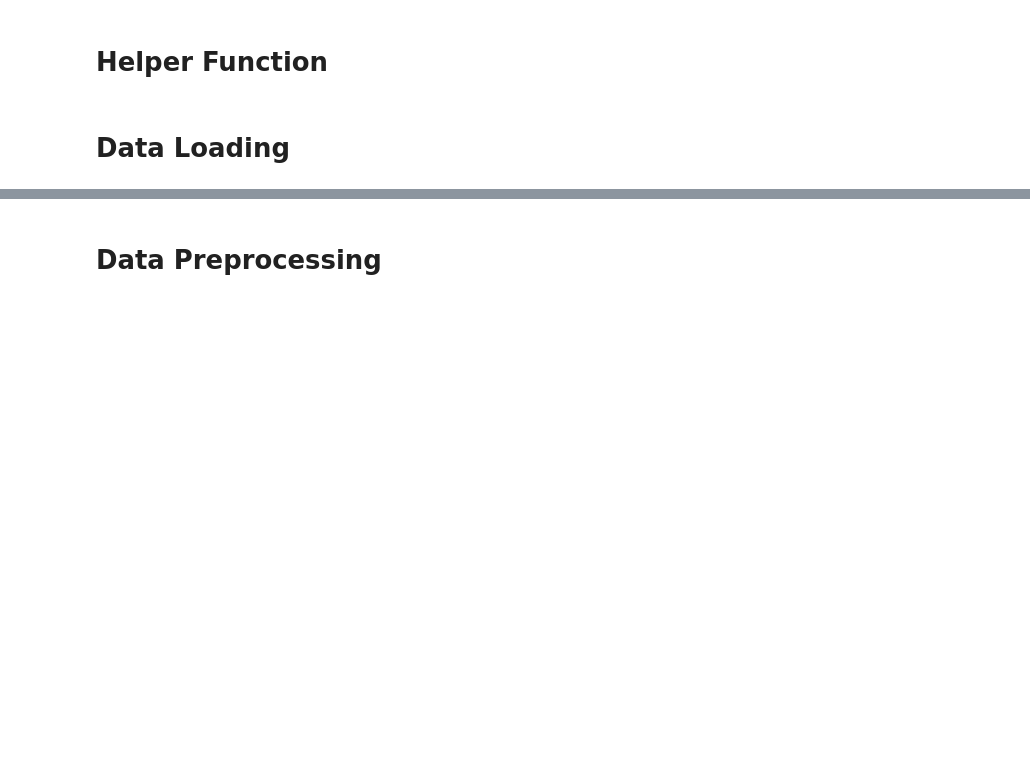
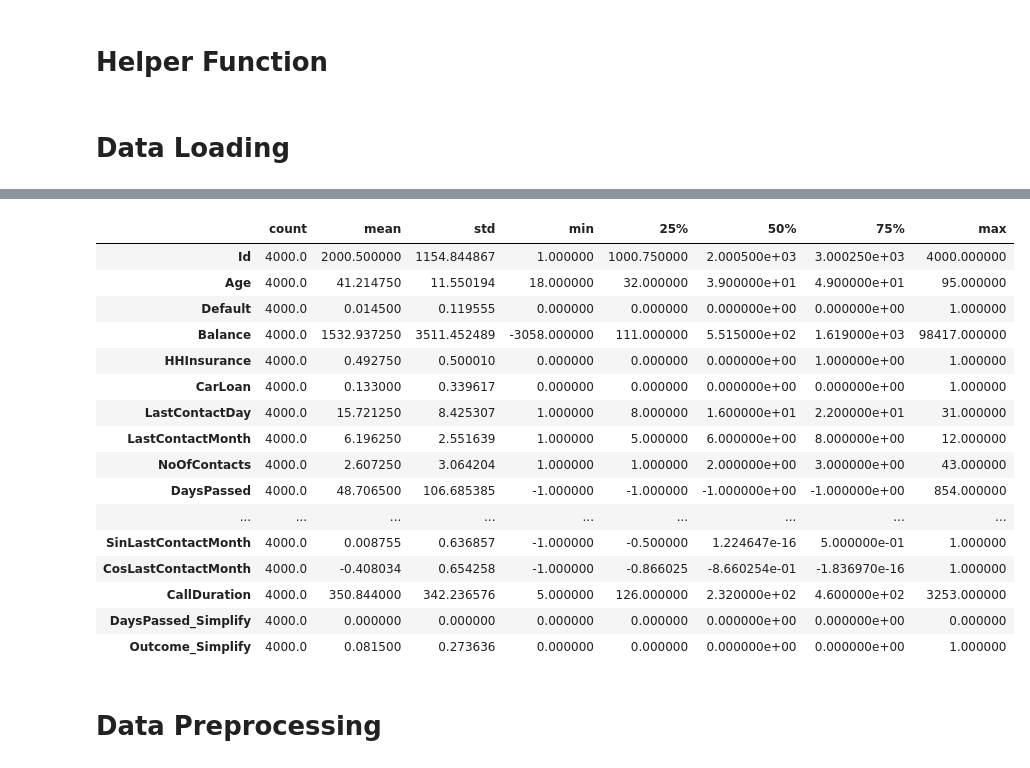
Before and after one commit to isaacebi/Car-Insurance-Cold-Calls, a Jupyter notebook: notebooks/2.2-ie-Sequential-model.ipynb, the cells around one changed output, grey strips where cells are left out. Drawn from its saved outputs; the diff is of its cells as text; code cells hidden in the pictures; blank space fills up the shorter version.

```diff
--- a/notebooks/2.2-ie-Sequential-model.ipynb
+++ b/notebooks/2.2-ie-Sequential-model.ipynb
@@ -158,3 +160,23 @@ df
+# %%
+df.describe().T
+# %% [output]
+|  | count | mean | std | min | 25% | 50% | 75% | max |
+| Id | 4000.0 | 2000.500000 | 1154.844867 | 1.000000 | 1000.750000 | 2.000500e+03 | 3.000250e+03 | 4000.000000 |
+| Age | 4000.0 | 41.214750 | 11.550194 | 18.000000 | 32.000000 | 3.900000e+01 | 4.900000e+01 | 95.000000 |
+| Default | 4000.0 | 0.014500 | 0.119555 | 0.000000 | 0.000000 | 0.000000e+00 | 0.000000e+00 | 1.000000 |
+| Balance | 4000.0 | 1532.937250 | 3511.452489 | -3058.000000 | 111.000000 | 5.515000e+02 | 1.619000e+03 | 98417.000000 |
+| HHInsurance | 4000.0 | 0.492750 | 0.500010 | 0.000000 | 0.000000 | 0.000000e+00 | 1.000000e+00 | 1.000000 |
+| CarLoan | 4000.0 | 0.133000 | 0.339617 | 0.000000 | 0.000000 | 0.000000e+00 | 0.000000e+00 | 1.000000 |
+| LastContactDay | 4000.0 | 15.721250 | 8.425307 | 1.000000 | 8.000000 | 1.600000e+01 | 2.200000e+01 | 31.000000 |
+| LastContactMonth | 4000.0 | 6.196250 | 2.551639 | 1.000000 | 5.000000 | 6.000000e+00 | 8.000000e+00 | 12.000000 |
+| NoOfContacts | 4000.0 | 2.607250 | 3.064204 | 1.000000 | 1.000000 | 2.000000e+00 | 3.000000e+00 | 43.000000 |
+| DaysPassed | 4000.0 | 48.706500 | 106.685385 | -1.000000 | -1.000000 | -1.000000e+00 | -1.000000e+00 | 854.000000 |
+| ... | ... | ... | ... | ... | ... | ... | ... | ... |
+| SinLastContactMonth | 4000.0 | 0.008755 | 0.636857 | -1.000000 | -0.500000 | 1.224647e-16 | 5.000000e-01 | 1.000000 |
+| CosLastContactMonth | 4000.0 | -0.408034 | 0.654258 | -1.000000 | -0.866025 | -8.660254e-01 | -1.836970e-16 | 1.000000 |
+| CallDuration | 4000.0 | 350.844000 | 342.236576 | 5.000000 | 126.000000 | 2.320000e+02 | 4.600000e+02 | 3253.000000 |
+| DaysPassed_Simplify | 4000.0 | 0.000000 | 0.000000 | 0.000000 | 0.000000 | 0.000000e+00 | 0.000000e+00 | 0.000000 |
+| Outcome_Simplify | 4000.0 | 0.081500 | 0.273636 | 0.000000 | 0.000000 | 0.000000e+00 | 0.000000e+00 | 1.000000 |
 # %% [markdown]
 # Data Preprocessing
 # %%
```
Also changed, not shown: parts of 6 cells of this notebook.
